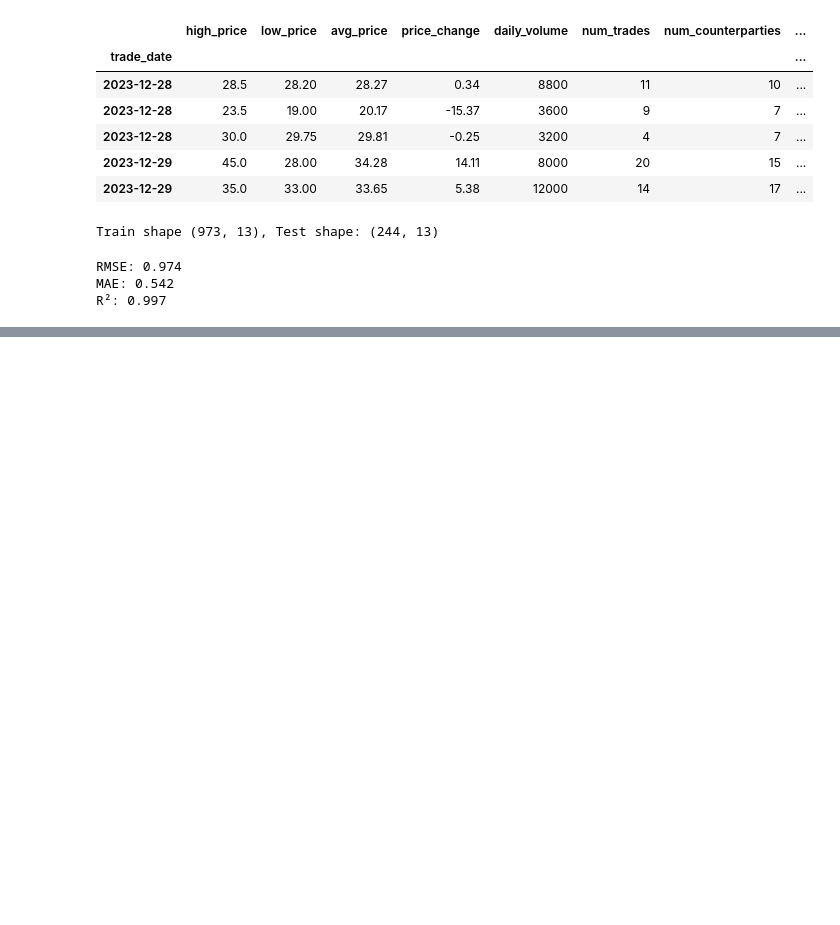
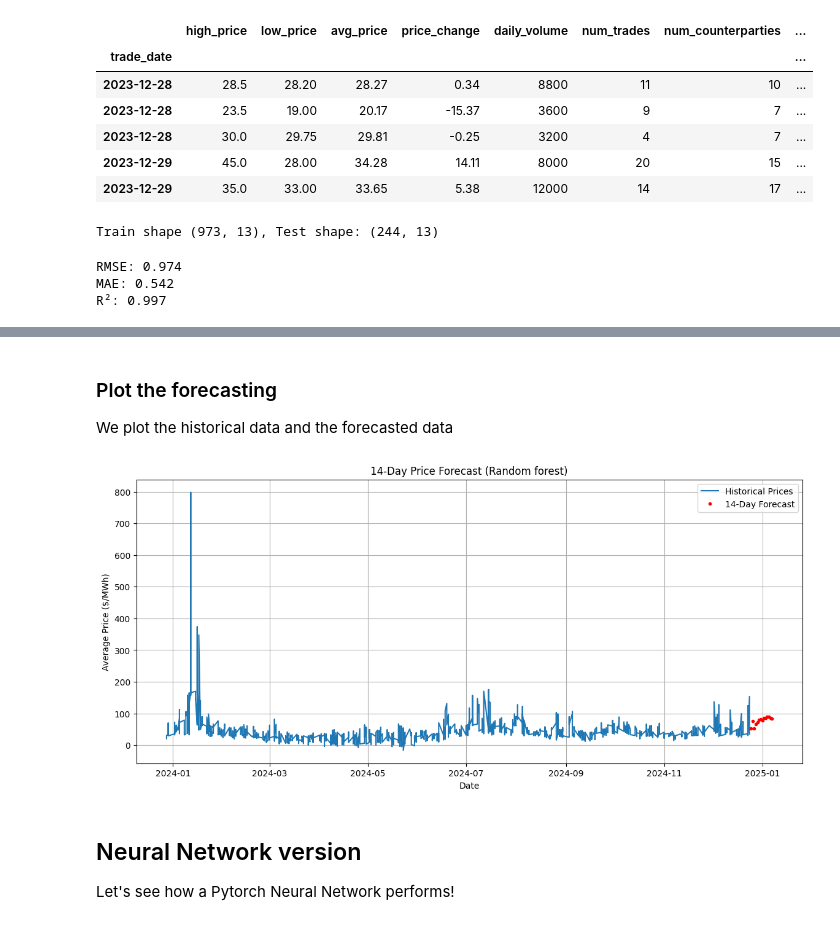
Before and after one commit to 2BeAsh/electricity-price-forecasting, a Jupyter notebook: notebooks/ML_forecasting.ipynb, the cells around one changed output, grey strips where cells are left out. Drawn from its saved outputs; the diff is of its cells as text; code cells hidden in the pictures; blank space fills up the shorter version.

```diff
--- a/notebooks/ML_forecasting.ipynb
+++ b/notebooks/ML_forecasting.ipynb
@@ -112,0 +122,49 @@ plt.show()
+# %%
+# Prepare features and target
+X_lags = df_ml[[f"lag_{i}" for i in range(1, 8)]]
+y = df_ml["avg_price"]
+
+# Retrain model
+split_index = int(len(X_lags) * 0.8)
+X_train_lag, X_test_lag = X_lags[:split_index], X_lags[split_index:]
+y_train_lag, y_test_lag = y[:split_index], y[split_index:]
+
+rf_model_lag = RandomForestRegressor(n_estimators=100, random_state=42)
+rf_model_lag.fit(X_train_lag, y_train_lag)
+
+# Perform the forecasting
+last_known_lags = X_lags.iloc[-1].copy()
+forecasted_prices = []
+forecast_horizon = 14
+
+for day in range(forecast_horizon):
+    X_pred = pd.DataFrame([last_known_lags])
+    next_day_price = rf_model_lag.predict(X_pred)[0]
+    forecasted_prices.append(next_day_price)
+
+    # Update lag
+    # Today's lag_1 is tomorrows lag_2 and so on. Roll all the lag features by 1, then update lag_1
+    last_known_lags = last_known_lags.shift(1)
+    last_known_lags.iloc[0] = next_day_price
+# %% [markdown]
+### Plot the forecasting
+We plot the historical data and the forecasted data
+# %%
+# Create dates for forecasting
+last_date = df_ml.index[-1]  # Last data date
+forecast_dates = pd.date_range(start=last_date + pd.Timedelta(days=1), periods=forecast_horizon, freq="D")
+
+# Create figure
+fig, ax = plt.subplots(figsize=(14, 6))
+ax.plot(df_ml.index, df_ml["avg_price"], label="Historical Prices")
+ax.plot(forecast_dates, forecasted_prices, label="14-Day Forecast", c="red", marker=".", ls="")
+ax.set(xlabel="Date", ylabel="Average Price ($/MWh)", title="14-Day Price Forecast (Random forest)")
+ax.legend()
+ax.grid()
+plt.show()
+# %% [output]
+[figure, added]
+# %% [markdown]
+## Neural Network version
+
+Let's see how a Pytorch Neural Network performs!
```
Also changed, not shown: parts of 10 cells of this notebook.
